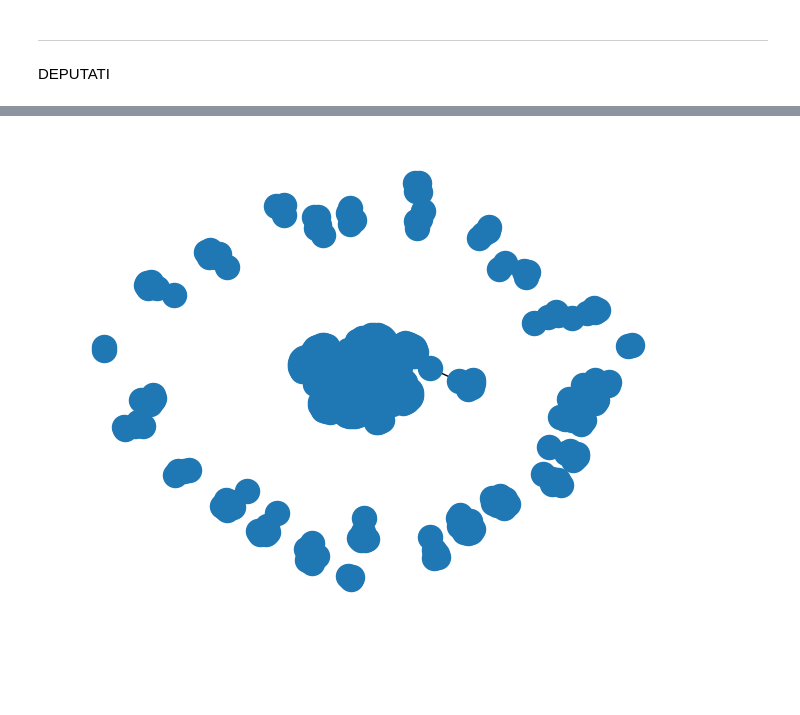
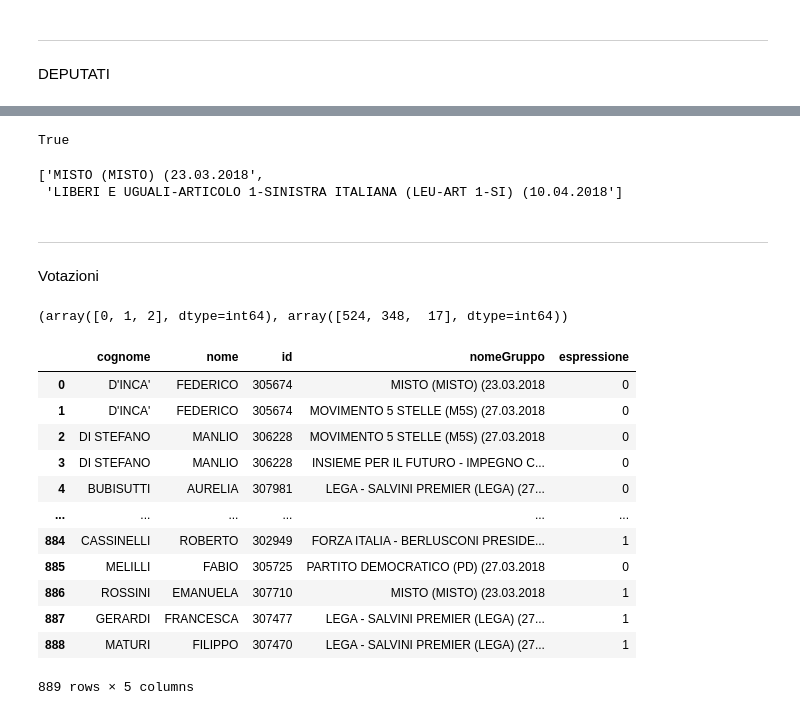
Before and after one commit to AndreaFrasson/SNA-project, a Jupyter notebook: open_data.ipynb, the cells around one changed output, grey strips where cells are left out. Saved outputs shown, nothing was run; the diff lists cells and outputs as text; code cells hidden in the pictures; blank space fills up the shorter version.

```diff
--- a/open_data.ipynb
+++ b/open_data.ipynb
@@ -62,9 +155,50 @@ for c in ['organo', 'collegio']:
+# %%
+datetime.strptime(dep['dataIngresso'][0][-10:], '%d.%m.%Y') < datetime.strptime(dep['dataIngresso'][1][-10:], '%d.%m.%Y')
+# %% [output]
+True
+# %%
+list(dep[dep['id'] == '300026']['nomeGruppo'])
+# %% [output]
+['MISTO (MISTO) (23.03.2018',
+ 'LIBERI E UGUALI-ARTICOLO 1-SINISTRA ITALIANA (LEU-ART 1-SI) (10.04.2018']
+# %% [markdown]
+---------------------------------------------------------------------------------
+Votazioni
+# %%
+vot = pd.read_csv('data/votazione_1_18.csv')
 # %%
 a = []
-for i in range(dep.shape[0]):
-    a.append(dep['d'][i][39:])
+for i in range(vot.shape[0]):
+    a.append(vot['deputato'][i][40:46])
 
-dep['id'] = a
-dep.drop('d', inplace= True, axis = 1)
+vot['id'] = a
+vot.drop('deputato', inplace= True, axis = 1)
+# %%
+le = LabelEncoder()
+np.unique(vot['espressione'])
+espressione_dict = {'Astensione': 0, 'Non ha votato': 0, 'Favorevole': 1, 'Contratio': 2}
+vot['espressione'].map(espressione_dict)
+vot['espressione'] = le.fit_transform(vot['espressione'].map(espressione_dict))
+# %%
+merged = pd.merge(dep[['cognome', 'nome', 'id', 'nomeGruppo']],vot[['id', 'espressione']], how = 'inner', on = 'id')
+np.unique(merged['espressione'], return_counts= True)
+# %% [output]
+(array([0, 1, 2], dtype=int64), array([524, 348,  17], dtype=int64))
+# %%
+merged
+# %% [output]
+|  | cognome | nome | id | nomeGruppo | espressione |
+| 0 | D'INCA' | FEDERICO | 305674 | MISTO (MISTO) (23.03.2018 | 0 |
+| 1 | D'INCA' | FEDERICO | 305674 | MOVIMENTO 5 STELLE (M5S) (27.03.2018 | 0 |
+| 2 | DI STEFANO | MANLIO | 306228 | MOVIMENTO 5 STELLE (M5S) (27.03.2018 | 0 |
+| 3 | DI STEFANO | MANLIO | 306228 | INSIEME PER IL FUTURO - IMPEGNO C... | 0 |
+| 4 | BUBISUTTI | AURELIA | 307981 | LEGA - SALVINI PREMIER (LEGA) (27... | 0 |
+| ... | ... | ... | ... | ... | ... |
+| 884 | CASSINELLI | ROBERTO | 302949 | FORZA ITALIA - BERLUSCONI PRESIDE... | 1 |
+| 885 | MELILLI | FABIO | 305725 | PARTITO DEMOCRATICO (PD) (27.03.2018 | 0 |
+| 886 | ROSSINI | EMANUELA | 307710 | MISTO (MISTO) (23.03.2018 | 1 |
+| 887 | GERARDI | FRANCESCA | 307477 | LEGA - SALVINI PREMIER (LEGA) (27... | 1 |
+| 888 | MATURI | FILIPPO | 307470 | LEGA - SALVINI PREMIER (LEGA) (27... | 1 |
+889 rows × 5 columns
 # %%
 G = nx.Graph()
@@ -77,5 +212,0 @@ for i in range(dep.shape[0]):
-# %%
-G.add_edges_from(a)
-nx.draw(G)
-# %% [output]
-[figure, removed]
```
Also changed, not shown: parts of 17 cells of this notebook, 2 other files.
